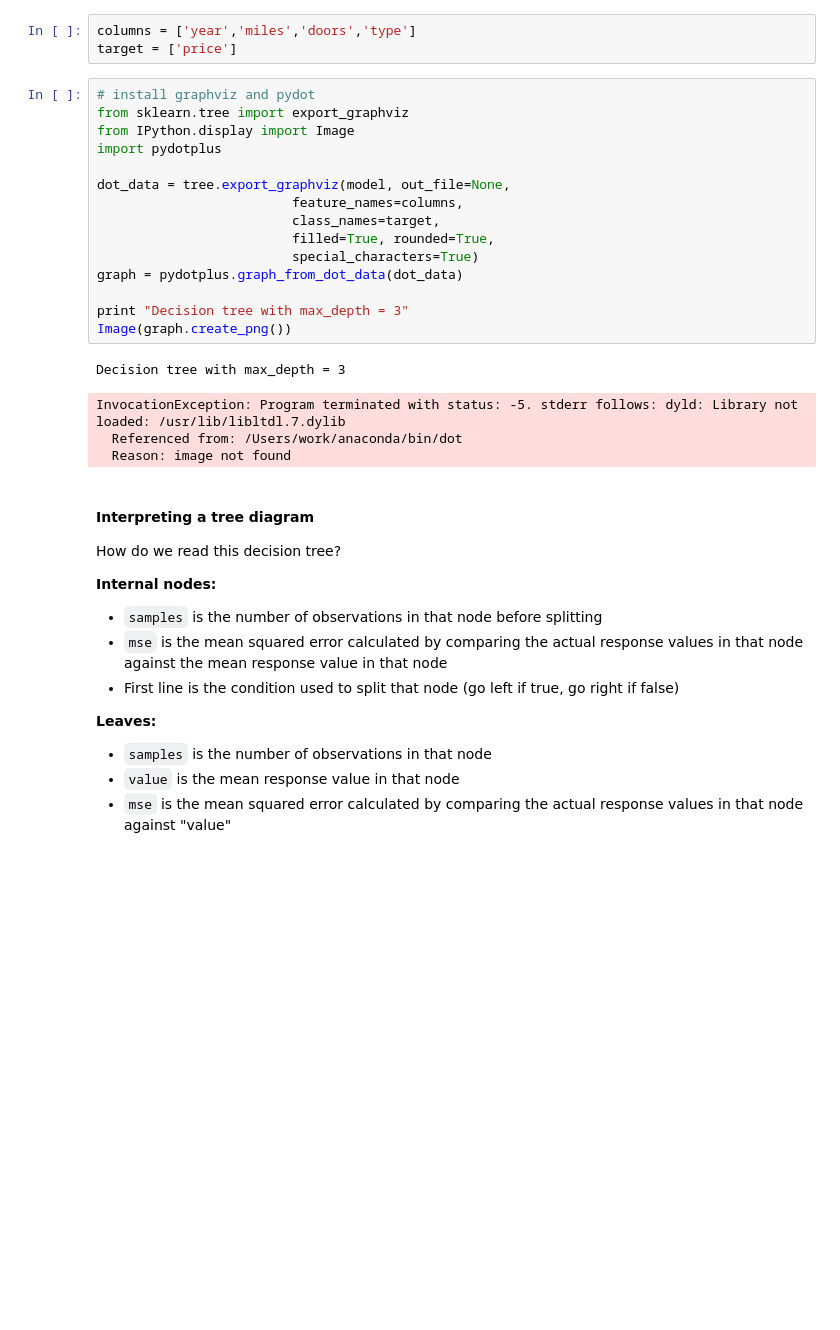
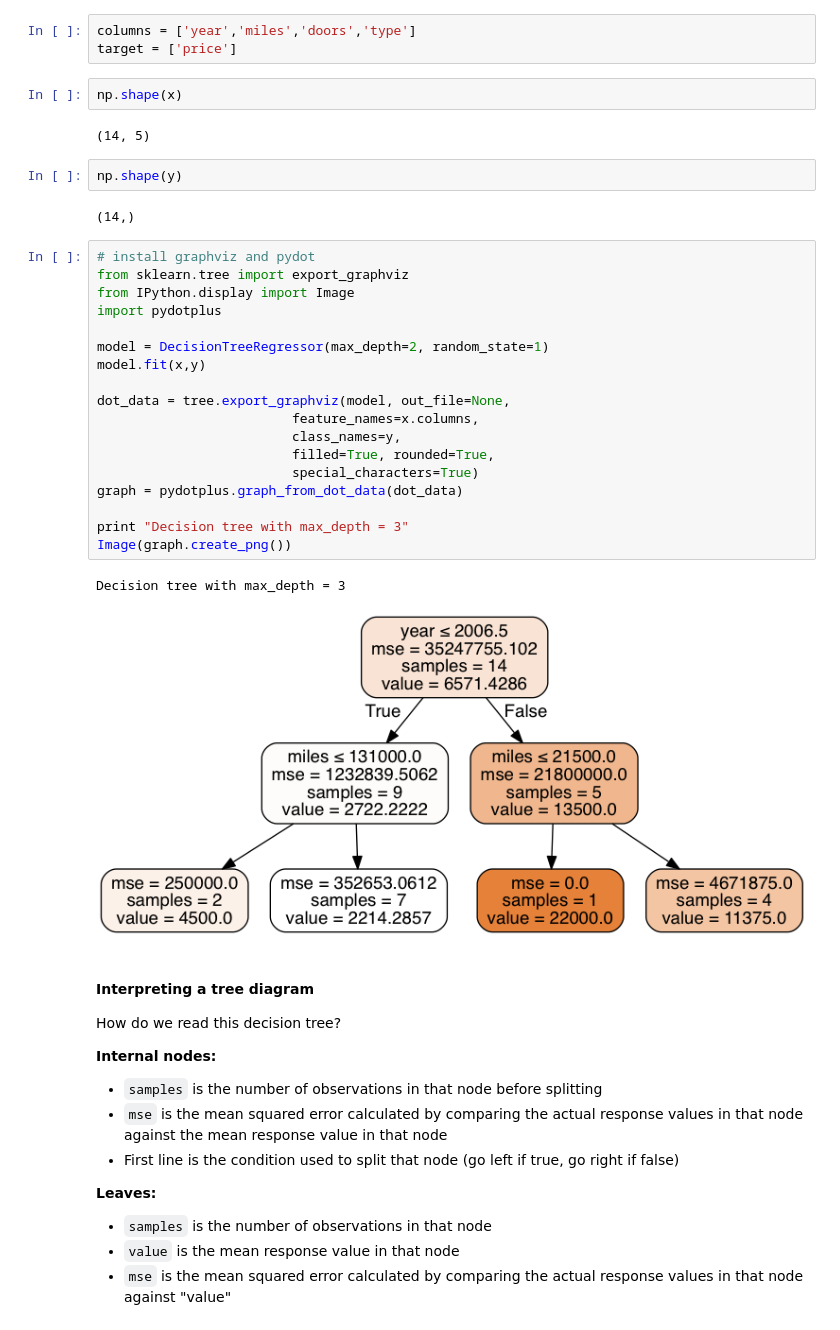
Before and after one commit to mrussell0/dsi-sea-week06-1.2, a Jupyter notebook: code/starter-code/starter-code-1_2.ipynb, the cells around one changed output. Cells and saved outputs as stored; diff of their text form; blank space fills up the shorter version.

```diff
--- a/code/starter-code/starter-code-1_2.ipynb
+++ b/code/starter-code/starter-code-1_2.ipynb
@@ -229,26 +229,35 @@ You may have to install `pydot` and/or `graphviz` if you don't have them already
 # %%
 columns = ['year','miles','doors','type']
 target = ['price']
+# %%
+np.shape(x)
+# %% [output]
+(14, 5)
+# %%
+np.shape(y)
+# %% [output]
+(14,)
 # %%
 # install graphviz and pydot
 from sklearn.tree import export_graphviz
 from IPython.display import Image
 import pydotplus
 
+model = DecisionTreeRegressor(max_depth=2, random_state=1)
+model.fit(x,y)
+
 dot_data = tree.export_graphviz(model, out_file=None,
-                         feature_names=columns,
-                         class_names=target,
+                         feature_names=x.columns,
+                         class_names=y,
                          filled=True, rounded=True,
                          special_characters=True)
 graph = pydotplus.graph_from_dot_data(dot_data)
 
 print "Decision tree with max_depth = 3"
 Image(graph.create_png())
 # %% [output]
 Decision tree with max_depth = 3
-InvocationException: Program terminated with status: -5. stderr follows: dyld: Library not loaded: /usr/lib/libltdl.7.dylib
-  Referenced from: /Users/work/anaconda/bin/dot
-  Reason: image not found
+[figure, added]
 # %% [markdown]
 #### Interpreting a tree diagram
 
```
Also changed, not shown: parts of 1 cell of this notebook.
